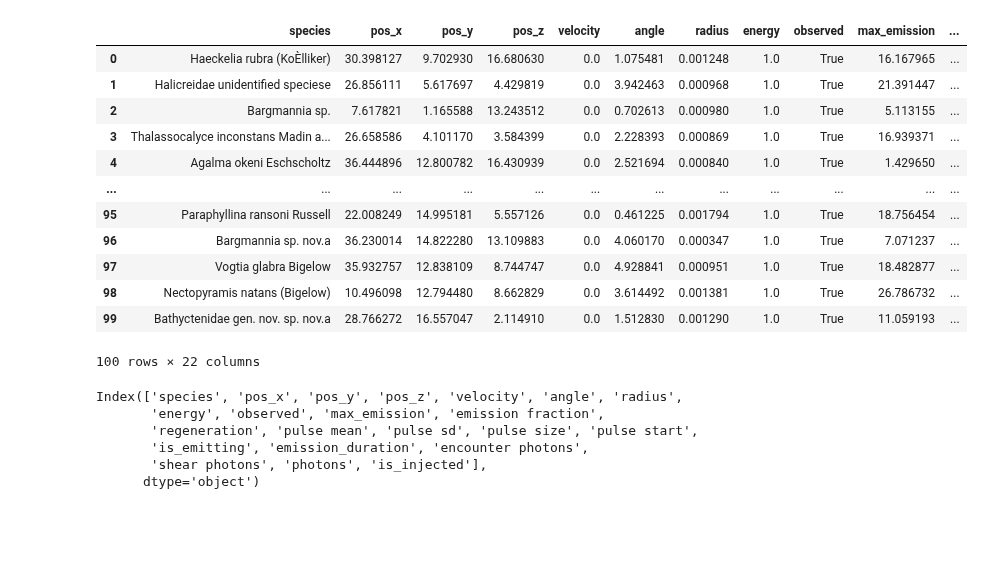
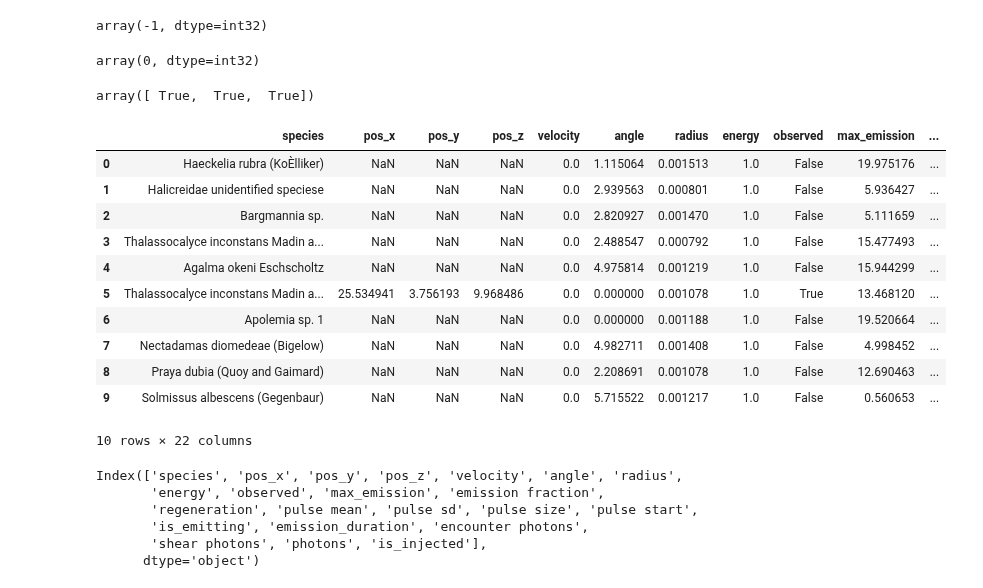
Before and after one commit to MeighenBergerS/fourth_day, a Jupyter notebook: examples/example_basics.ipynb, the cells around one changed output. Drawn from its saved outputs; the diff is of its cells as text; code cells hidden in the pictures; blank space fills up the shorter version.

```diff
--- a/examples/example_basics.ipynb
+++ b/examples/example_basics.ipynb
@@ -123,22 +239,33 @@ array([13.03840481, 12.        , 11.78982612])
+# %%
+_exclusion_volume.find_simplex((10,10,10)) # True if point lies within poly
+# %% [output]
+array(-1, dtype=int32)
+# %%
+observed_volume.find_simplex((3,3,2))
+# %% [output]
+array(0, dtype=int32)
+# %%
+np.asarray([1,0,-1],dtype=bool)>=0
+# %% [output]
+array([ True,  True,  True])
 # %%
 # Example poplation state
 # This includes all information needed for analyses except the light propagation and detector response
 # For those values check "fd.measured"
-fd.statistics[-1][fd.statistics[-1]['is_emitting']==False]
+fd.statistics[-1]
 # %% [output]
 |  | species | pos_x | pos_y | pos_z | velocity | angle | radius | energy | observed | max_emission | ... |
-| 0 | Haeckelia rubra (KoÈlliker) | 30.398127 | 9.702930 | 16.680630 | 0.0 | 1.075481 | 0.001248 | 1.0 | True | 16.167965 | ... |
-| 1 | Halicreidae unidentified speciese | 26.856111 | 5.617697 | 4.429819 | 0.0 | 3.942463 | 0.000968 | 1.0 | True | 21.391447 | ... |
-| 2 | Bargmannia sp. | 7.617821 | 1.165588 | 13.243512 | 0.0 | 0.702613 | 0.000980 | 1.0 | True | 5.113155 | ... |
-| 3 | Thalassocalyce inconstans Madin a... | 26.658586 | 4.101170 | 3.584399 | 0.0 | 2.228393 | 0.000869 | 1.0 | True | 16.939371 | ... |
-| 4 | Agalma okeni Eschscholtz | 36.444896 | 12.800782 | 16.430939 | 0.0 | 2.521694 | 0.000840 | 1.0 | True | 1.429650 | ... |
-| ... | ... | ... | ... | ... | ... | ... | ... | ... | ... | ... | ... |
-| 95 | Paraphyllina ransoni Russell | 22.008249 | 14.995181 | 5.557126 | 0.0 | 0.461225 | 0.001794 | 1.0 | True | 18.756454 | ... |
-| 96 | Bargmannia sp. nov.a | 36.230014 | 14.822280 | 13.109883 | 0.0 | 4.060170 | 0.000347 | 1.0 | True | 7.071237 | ... |
-| 97 | Vogtia glabra Bigelow | 35.932757 | 12.838109 | 8.744747 | 0.0 | 4.928841 | 0.000951 | 1.0 | True | 18.482877 | ... |
-| 98 | Nectopyramis natans (Bigelow) | 10.496098 | 12.794480 | 8.662829 | 0.0 | 3.614492 | 0.001381 | 1.0 | True | 26.786732 | ... |
-| 99 | Bathyctenidae gen. nov. sp. nov.a | 28.766272 | 16.557047 | 2.114910 | 0.0 | 1.512830 | 0.001290 | 1.0 | True | 11.059193 | ... |
+| 0 | Haeckelia rubra (KoÈlliker) | NaN | NaN | NaN | 0.0 | 1.115064 | 0.001513 | 1.0 | False | 19.975176 | ... |
+| 1 | Halicreidae unidentified speciese | NaN | NaN | NaN | 0.0 | 2.939563 | 0.000801 | 1.0 | False | 5.936427 | ... |
+| 2 | Bargmannia sp. | NaN | NaN | NaN | 0.0 | 2.820927 | 0.001470 | 1.0 | False | 5.111659 | ... |
+| 3 | Thalassocalyce inconstans Madin a... | NaN | NaN | NaN | 0.0 | 2.488547 | 0.000792 | 1.0 | False | 15.477493 | ... |
+| 4 | Agalma okeni Eschscholtz | NaN | NaN | NaN | 0.0 | 4.975814 | 0.001219 | 1.0 | False | 15.944299 | ... |
+| 5 | Thalassocalyce inconstans Madin a... | 25.534941 | 3.756193 | 9.968486 | 0.0 | 0.000000 | 0.001078 | 1.0 | True | 13.468120 | ... |
+| 6 | Apolemia sp. 1 | NaN | NaN | NaN | 0.0 | 0.000000 | 0.001188 | 1.0 | False | 19.520664 | ... |
+| 7 | Nectadamas diomedeae (Bigelow) | NaN | NaN | NaN | 0.0 | 4.982711 | 0.001408 | 1.0 | False | 4.998452 | ... |
+| 8 | Praya dubia (Quoy and Gaimard) | NaN | NaN | NaN | 0.0 | 2.208691 | 0.001078 | 1.0 | False | 12.690463 | ... |
+| 9 | Solmissus albescens (Gegenbaur) | NaN | NaN | NaN | 0.0 | 5.715522 | 0.001217 | 1.0 | False | 0.560653 | ... |
-100 rows × 22 columns
+10 rows × 22 columns
 # %%
 fd.statistics[-1].keys()
 # %% [output]
```
Also changed, not shown: parts of 15 cells of this notebook, 14 other files.
